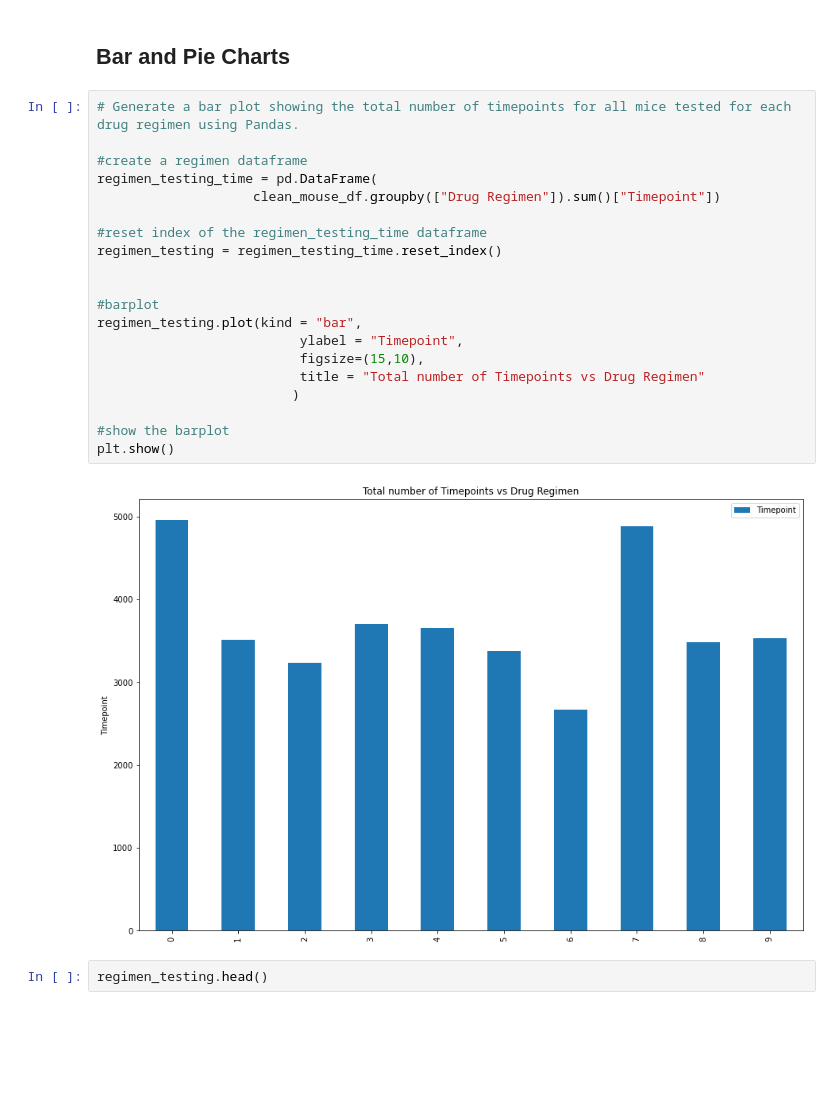
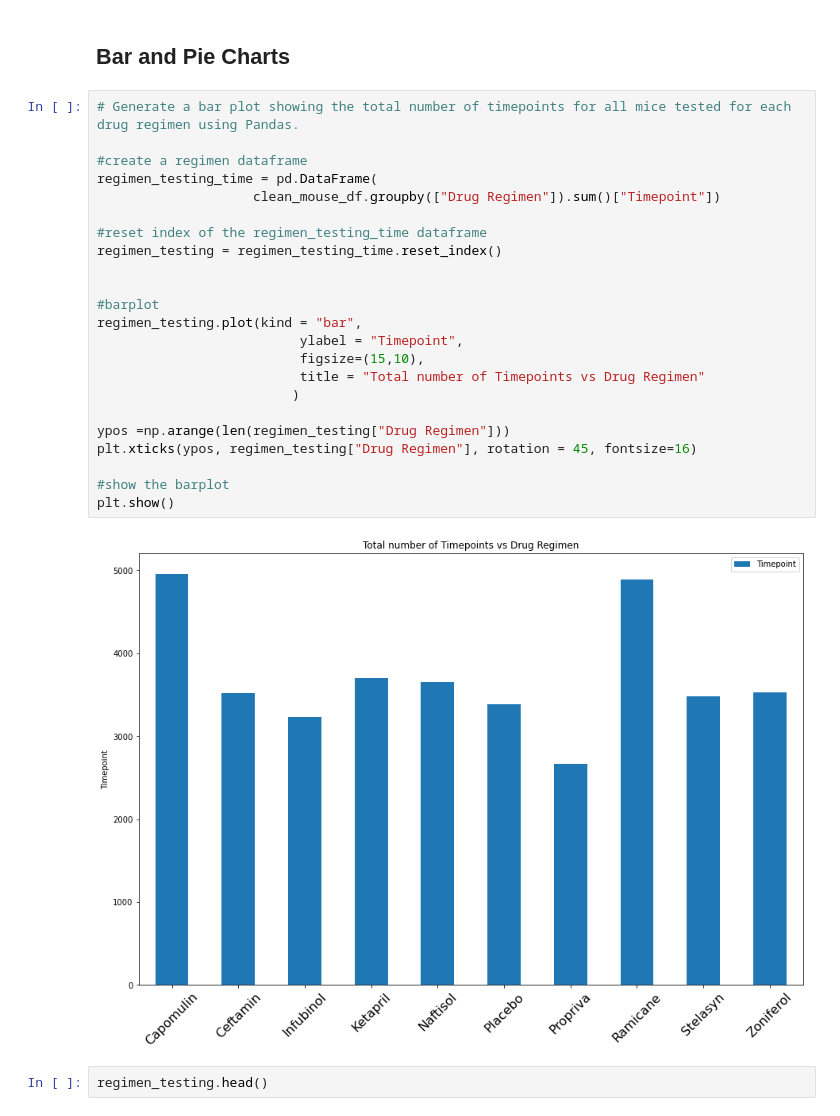
Before and after one commit to mayooks/Matplotlib_challenge, a Jupyter notebook: pymaceuticals.ipynb, the cells around one changed output. Saved outputs shown, nothing was run; the diff lists cells and outputs as text; blank space fills up the shorter version.

Commit message:
Minor changes to bar chart

```diff
--- a/pymaceuticals.ipynb
+++ b/pymaceuticals.ipynb
@@ -199,25 +199,28 @@ summary_aggregation_method
 # %%
 # Generate a bar plot showing the total number of timepoints for all mice tested for each drug regimen using Pandas.
 
 #create a regimen dataframe
 regimen_testing_time = pd.DataFrame(
                     clean_mouse_df.groupby(["Drug Regimen"]).sum()["Timepoint"])
 
 #reset index of the regimen_testing_time dataframe
 regimen_testing = regimen_testing_time.reset_index()
 
 
 #barplot
 regimen_testing.plot(kind = "bar",
                           ylabel = "Timepoint",
                           figsize=(15,10),
                           title = "Total number of Timepoints vs Drug Regimen"
                          )
 
+ypos =np.arange(len(regimen_testing["Drug Regimen"]))
+plt.xticks(ypos, regimen_testing["Drug Regimen"], rotation = 45, fontsize=16)
+
 #show the barplot
 plt.show()
 # %% [output]
-[figure, old version]
+[figure, new version]
 # %%
 regimen_testing.head()
 # %% [output]
```
